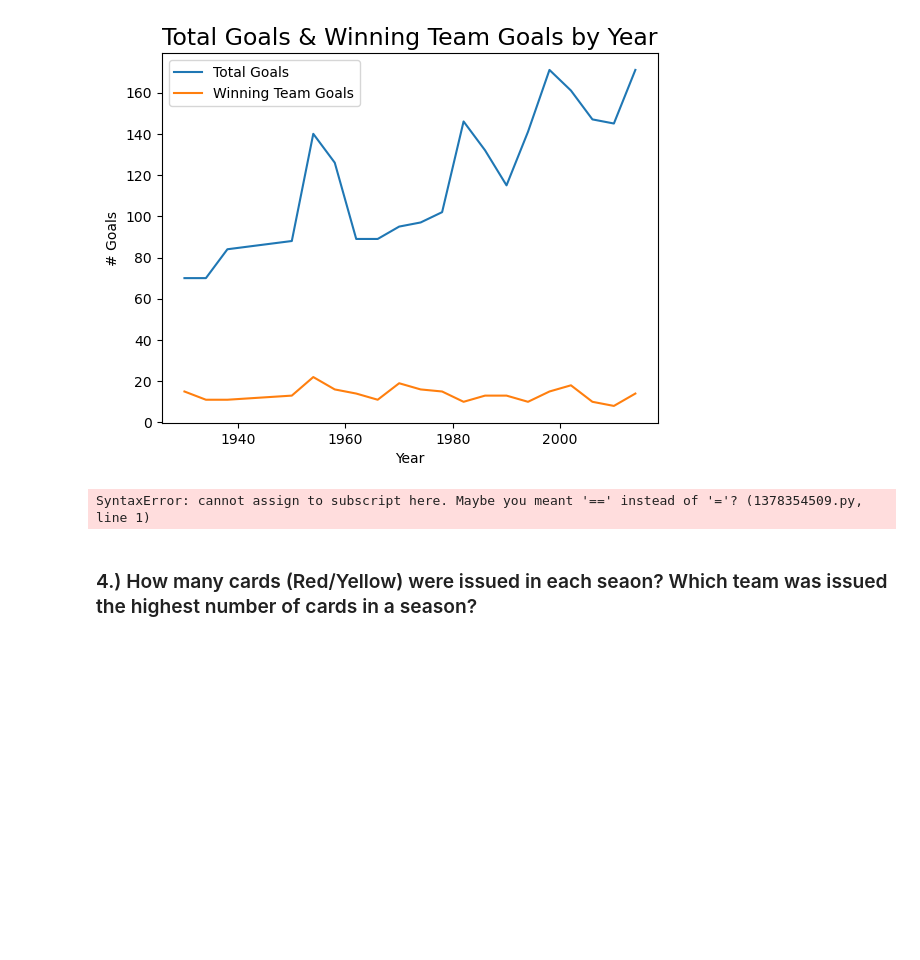
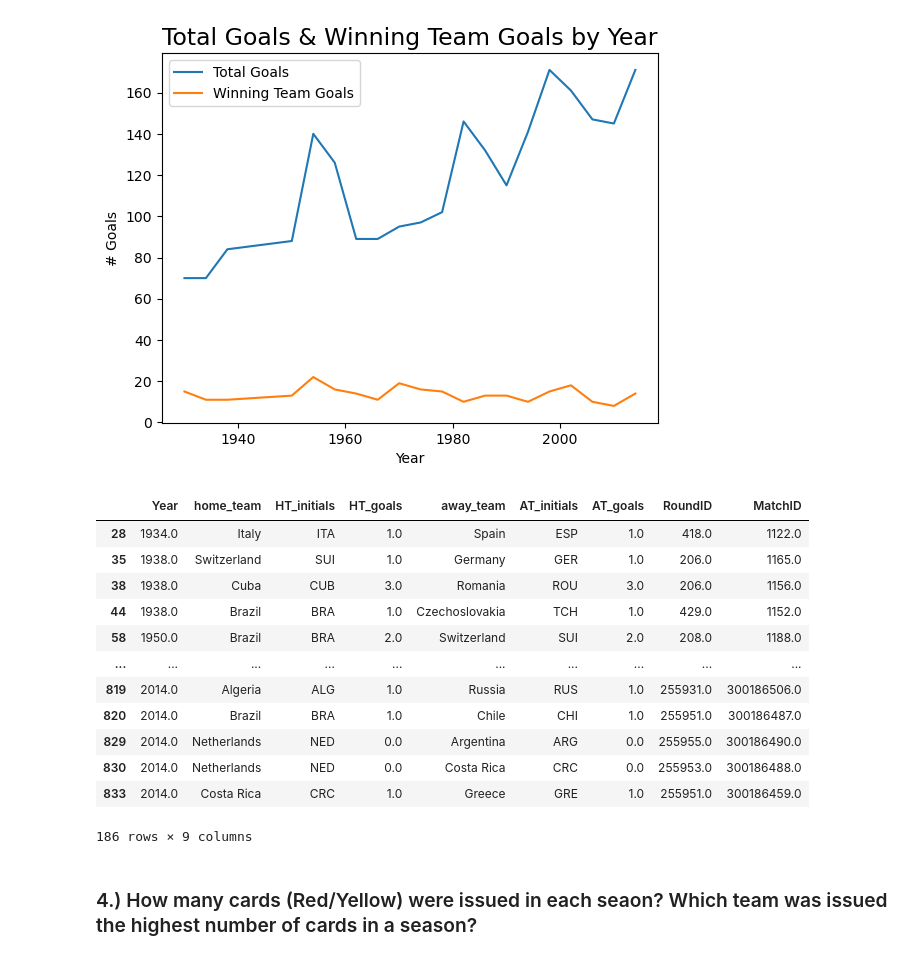
Before and after one commit to katieclayy/World-Cup-Matches-Analysis, a Jupyter notebook: notebook/WorldCupAnalysis.ipynb, the cells around one changed output. Cells and saved outputs as stored; diff of their text form; code cells hidden in the pictures; blank space fills up the shorter version.

Commit message:
finalizing last dataframes

```diff
--- a/notebook/WorldCupAnalysis.ipynb
+++ b/notebook/WorldCupAnalysis.ipynb
@@ -688,10 +873,22 @@ plt.show()
 # %% [output]
 [figure]
 # %%
-tie_goals = winning_away_goals = goals.loc[goals['HT_goals']= goals['AT_goals']]
+tie_goals = winning_away_goals = goals.loc[goals['HT_goals']== goals['AT_goals']]
 winning_away_goals
 # %% [output]
+|  | Year | home_team | HT_initials | HT_goals | away_team | AT_initials | AT_goals | RoundID | MatchID |
+| 28 | 1934.0 | Italy | ITA | 1.0 | Spain | ESP | 1.0 | 418.0 | 1122.0 |
+| 35 | 1938.0 | Switzerland | SUI | 1.0 | Germany | GER | 1.0 | 206.0 | 1165.0 |
+| 38 | 1938.0 | Cuba | CUB | 3.0 | Romania | ROU | 3.0 | 206.0 | 1156.0 |
+| 44 | 1938.0 | Brazil | BRA | 1.0 | Czechoslovakia | TCH | 1.0 | 429.0 | 1152.0 |
+| 58 | 1950.0 | Brazil | BRA | 2.0 | Switzerland | SUI | 2.0 | 208.0 | 1188.0 |
+| ... | ... | ... | ... | ... | ... | ... | ... | ... | ... |
+| 819 | 2014.0 | Algeria | ALG | 1.0 | Russia | RUS | 1.0 | 255931.0 | 300186506.0 |
+| 820 | 2014.0 | Brazil | BRA | 1.0 | Chile | CHI | 1.0 | 255951.0 | 300186487.0 |
+| 829 | 2014.0 | Netherlands | NED | 0.0 | Argentina | ARG | 0.0 | 255955.0 | 300186490.0 |
+| 830 | 2014.0 | Netherlands | NED | 0.0 | Costa Rica | CRC | 0.0 | 255953.0 | 300186488.0 |
+| 833 | 2014.0 | Costa Rica | CRC | 1.0 | Greece | GRE | 1.0 | 255951.0 | 300186459.0 |
-SyntaxError: cannot assign to subscript here. Maybe you meant '==' instead of '='? (1378354509.py, line 1)
+186 rows × 9 columns
 # %% [markdown]
 ### 4.) How many cards (Red/Yellow) were issued in each seaon? Which team was issued the highest number of cards in a season?
 # %%
```
Also changed, not shown: parts of 30 cells of this notebook, 1 other file.
